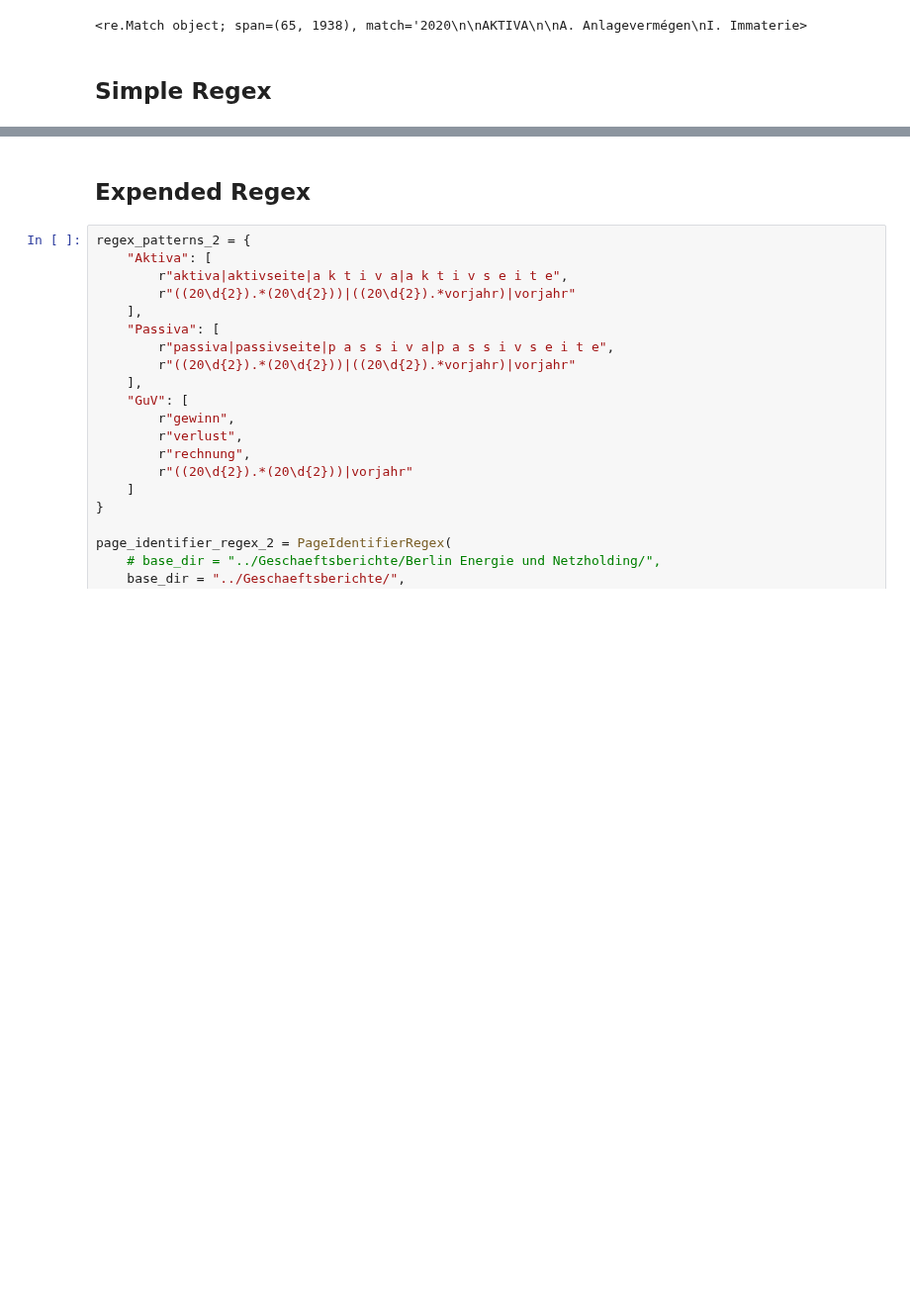
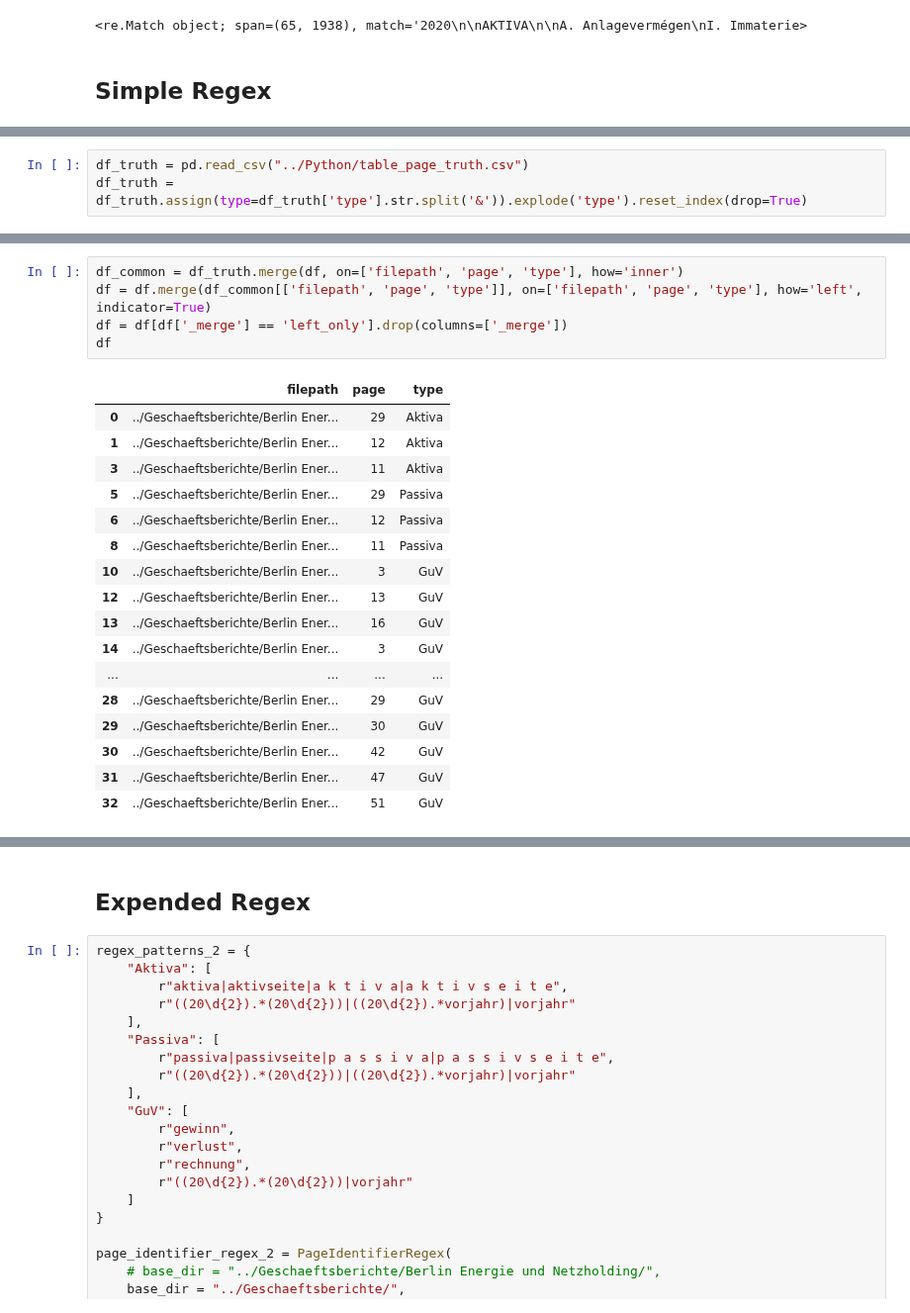
Before and after one commit to Famondir/Thesis, a Jupyter notebook: Python/page_detection_benchmark.ipynb, the cells around one changed output, grey strips where cells are left out. Shown at 99% size. Drawn from its saved outputs; the diff is of its cells as text; blank space fills up the shorter version.

```diff
--- a/Python/page_detection_benchmark.ipynb
+++ b/Python/page_detection_benchmark.ipynb
@@ -242,0 +279,3 @@ Missing: 25
+# %%
+df_truth = pd.read_csv("../Python/table_page_truth.csv")
+df_truth = df_truth.assign(type=df_truth['type'].str.split('&')).explode('type').reset_index(drop=True)
@@ -242,0 +303,23 @@ Missing: 25
+# %%
+df_common = df_truth.merge(df, on=['filepath', 'page', 'type'], how='inner')
+df = df.merge(df_common[['filepath', 'page', 'type']], on=['filepath', 'page', 'type'], how='left', indicator=True)
+df = df[df['_merge'] == 'left_only'].drop(columns=['_merge'])
+df
+# %% [output]
+|  | filepath | page | type |
+| 0 | ../Geschaeftsberichte/Berlin Ener... | 29 | Aktiva |
+| 1 | ../Geschaeftsberichte/Berlin Ener... | 12 | Aktiva |
+| 3 | ../Geschaeftsberichte/Berlin Ener... | 11 | Aktiva |
+| 5 | ../Geschaeftsberichte/Berlin Ener... | 29 | Passiva |
+| 6 | ../Geschaeftsberichte/Berlin Ener... | 12 | Passiva |
+| 8 | ../Geschaeftsberichte/Berlin Ener... | 11 | Passiva |
+| 10 | ../Geschaeftsberichte/Berlin Ener... | 3 | GuV |
+| 12 | ../Geschaeftsberichte/Berlin Ener... | 13 | GuV |
+| 13 | ../Geschaeftsberichte/Berlin Ener... | 16 | GuV |
+| 14 | ../Geschaeftsberichte/Berlin Ener... | 3 | GuV |
+| ... | ... | ... | ... |
+| 28 | ../Geschaeftsberichte/Berlin Ener... | 29 | GuV |
+| 29 | ../Geschaeftsberichte/Berlin Ener... | 30 | GuV |
+| 30 | ../Geschaeftsberichte/Berlin Ener... | 42 | GuV |
+| 31 | ../Geschaeftsberichte/Berlin Ener... | 47 | GuV |
+| 32 | ../Geschaeftsberichte/Berlin Ener... | 51 | GuV |
```
Also changed, not shown: parts of 11 cells of this notebook.
